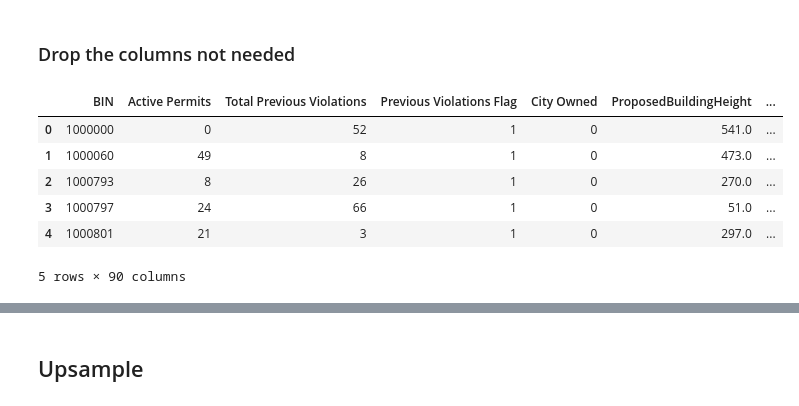
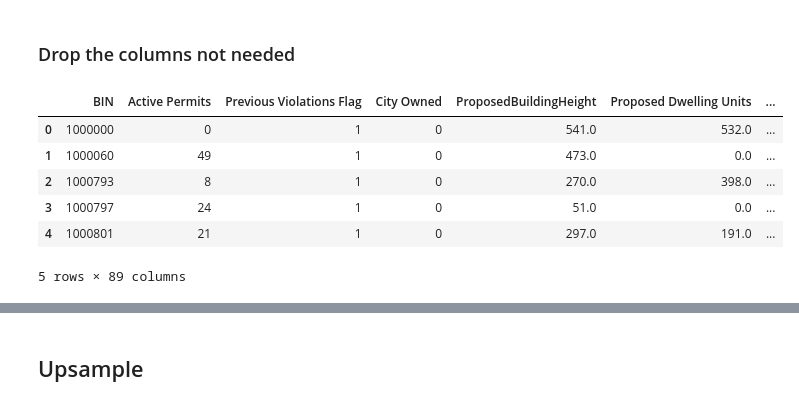
Before and after one commit to ahsan-fayyaz/DOB-Construction-Injury-Predictions, a Jupyter notebook: Accident Prediction.ipynb, the cells around one changed output, grey strips where cells are left out. Saved outputs shown, nothing was run; the diff lists cells and outputs as text; code cells hidden in the pictures.

Commit message:
removed 'Total Previous Violations' column

```diff
--- a/Accident Prediction.ipynb
+++ b/Accident Prediction.ipynb
@@ -1131,13 +1134,13 @@ Creating Dummy Column for Building Story Category
 # %% [markdown]
 ### Drop the columns not needed
 # %%
-f = f.drop(['Accident','Job Number','Borough', 'House Number', 'Street Name'], axis=1)
+f = f.drop(['Accident','Job Number','Borough', 'House Number', 'Street Name','Total Previous Violations'], axis=1)
 f.head()
 # %% [output]
-|  | BIN | Active Permits | Total Previous Violations | Previous Violations Flag | City Owned | ProposedBuildingHeight | ... |
-| 0 | 1000000 | 0 | 52 | 1 | 0 | 541.0 | ... |
-| 1 | 1000060 | 49 | 8 | 1 | 0 | 473.0 | ... |
-| 2 | 1000793 | 8 | 26 | 1 | 0 | 270.0 | ... |
-| 3 | 1000797 | 24 | 66 | 1 | 0 | 51.0 | ... |
-| 4 | 1000801 | 21 | 3 | 1 | 0 | 297.0 | ... |
+|  | BIN | Active Permits | Previous Violations Flag | City Owned | ProposedBuildingHeight | Proposed Dwelling Units | ... |
+| 0 | 1000000 | 0 | 1 | 0 | 541.0 | 532.0 | ... |
+| 1 | 1000060 | 49 | 1 | 0 | 473.0 | 0.0 | ... |
+| 2 | 1000793 | 8 | 1 | 0 | 270.0 | 398.0 | ... |
+| 3 | 1000797 | 24 | 1 | 0 | 51.0 | 0.0 | ... |
+| 4 | 1000801 | 21 | 1 | 0 | 297.0 | 191.0 | ... |
-5 rows × 90 columns
+5 rows × 89 columns
```
Also changed, not shown: parts of 49 cells of this notebook.
